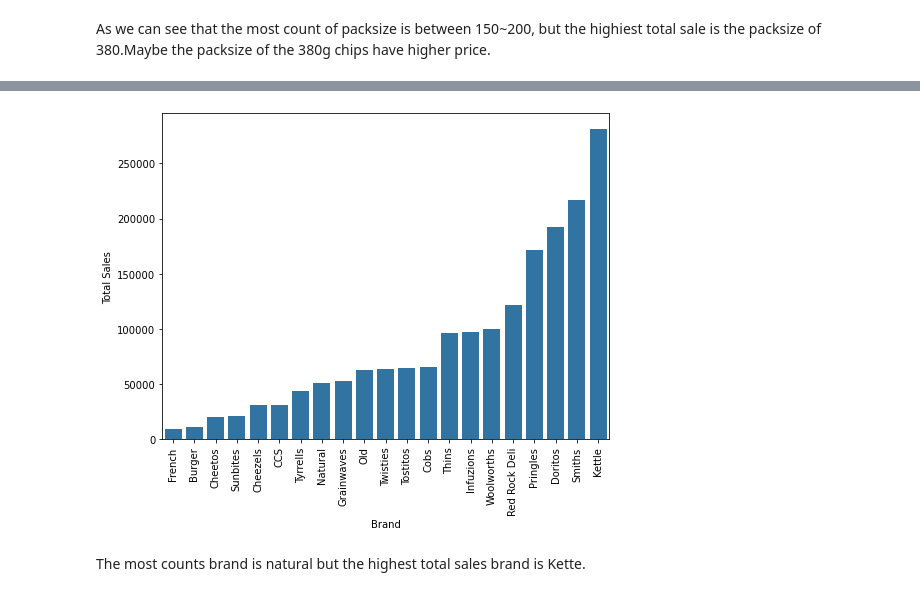
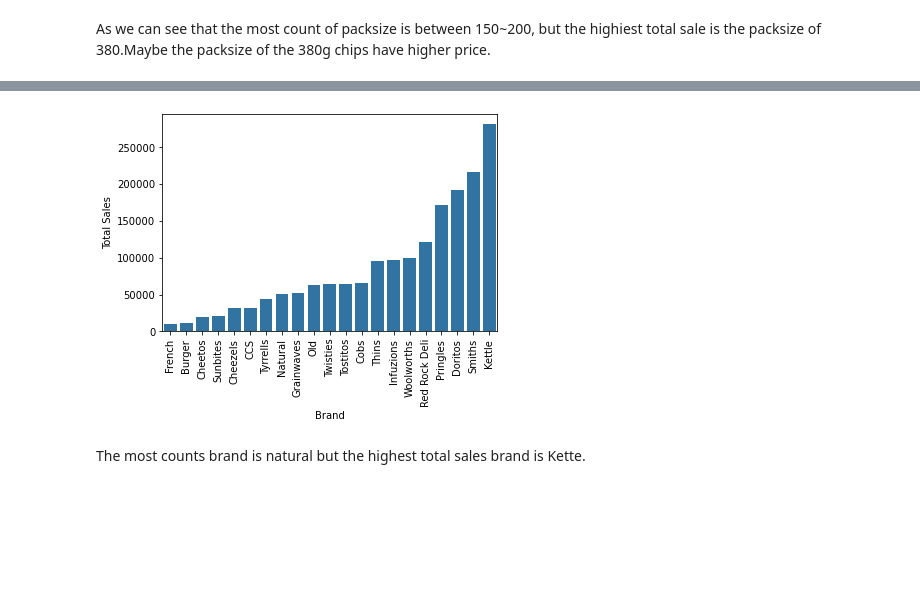
Before and after one commit to KexinYao/Quantium-virtual-internship, a Jupyter notebook: Quantium-virtual-internship-task-1.ipynb, the cells around one changed output, grey strips where cells are left out. Cells and saved outputs as stored; diff of their text form; code cells hidden in the pictures; blank space fills up the shorter version.

```diff
--- a/Quantium-virtual-internship-task-1.ipynb
+++ b/Quantium-virtual-internship-task-1.ipynb
@@ -399,13 +400,13 @@ plt.ylabel("Counts");
 # %%
 # Brand producing highest total sales
-plt.figure(figsize=(8,6))
+plt.figure(figsize=(6,4))
 plt.xticks(rotation=90)
 tot=merged.groupby('BRAND',as_index=False)['TOT_SALES'].sum().sort_values(by=['TOT_SALES'])
 sns.barplot(data=tot,y='TOT_SALES',x='BRAND',color=base_color,);
 plt.xlabel("Brand")
 plt.ylabel("Total Sales");
 # %% [output]
-[figure, old version]
+[figure, new version]
 # %% [markdown]
 The most counts brand is natural but the highest total sales brand is Kette.
 # %%
```
Also changed, not shown: parts of 16 cells of this notebook.
